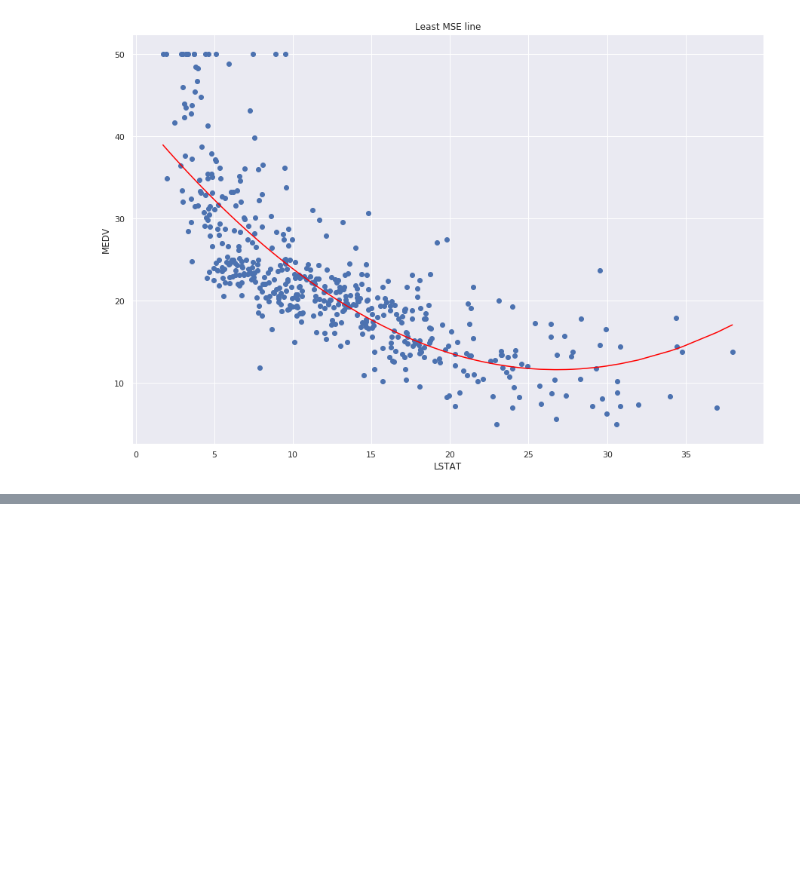
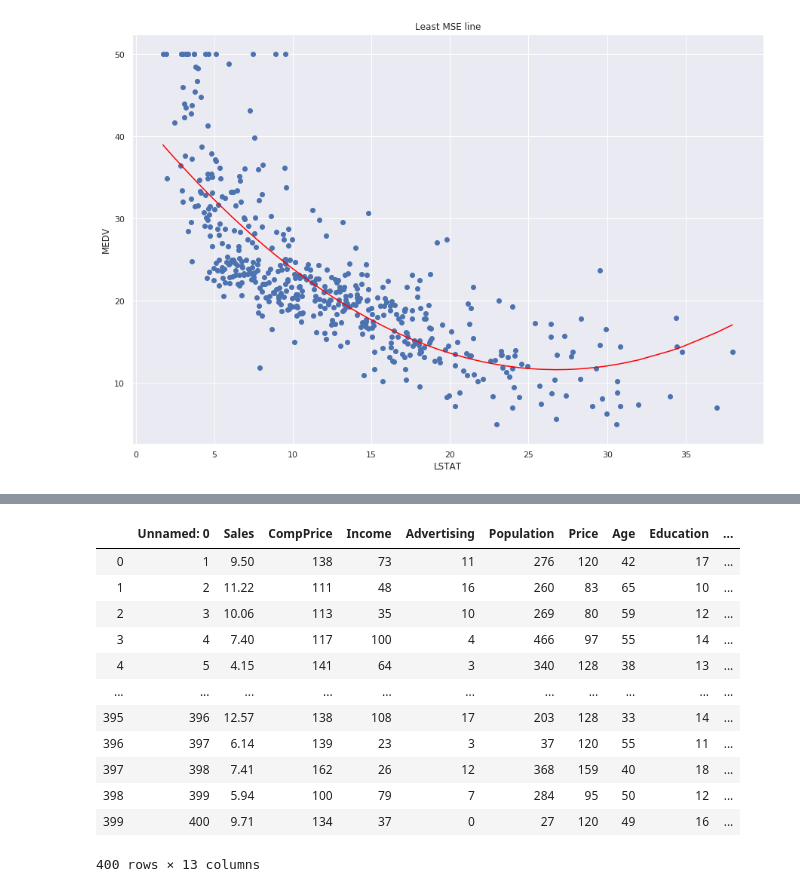
Before and after one commit to KienMN/ISLR-python, a Jupyter notebook: ch03_regression.ipynb, the cells around one changed output, grey strips where cells are left out. Saved outputs shown, nothing was run; the diff lists cells and outputs as text; code cells hidden in the pictures; blank space fills up the shorter version.

```diff
--- a/ch03_regression.ipynb
+++ b/ch03_regression.ipynb
@@ -374,0 +407,2 @@ plt.show();
+# %%
+dataset2 = pd.read_csv('data/Carseats.csv')
@@ -374,0 +418,19 @@ plt.show();
+# %%
+# Creating dummies variables
+dataset2 = pd.get_dummies(dataset2, drop_first=True)
+# %%
+dataset2
+# %% [output]
+|  | Unnamed: 0 | Sales | CompPrice | Income | Advertising | Population | Price | Age | Education | ... |
+| 0 | 1 | 9.50 | 138 | 73 | 11 | 276 | 120 | 42 | 17 | ... |
+| 1 | 2 | 11.22 | 111 | 48 | 16 | 260 | 83 | 65 | 10 | ... |
+| 2 | 3 | 10.06 | 113 | 35 | 10 | 269 | 80 | 59 | 12 | ... |
+| 3 | 4 | 7.40 | 117 | 100 | 4 | 466 | 97 | 55 | 14 | ... |
+| 4 | 5 | 4.15 | 141 | 64 | 3 | 340 | 128 | 38 | 13 | ... |
+| ... | ... | ... | ... | ... | ... | ... | ... | ... | ... | ... |
+| 395 | 396 | 12.57 | 138 | 108 | 17 | 203 | 128 | 33 | 14 | ... |
+| 396 | 397 | 6.14 | 139 | 23 | 3 | 37 | 120 | 55 | 11 | ... |
+| 397 | 398 | 7.41 | 162 | 26 | 12 | 368 | 159 | 40 | 18 | ... |
+| 398 | 399 | 5.94 | 100 | 79 | 7 | 284 | 95 | 50 | 12 | ... |
+| 399 | 400 | 9.71 | 134 | 37 | 0 | 27 | 120 | 49 | 16 | ... |
+400 rows × 13 columns
```
Also changed, not shown: parts of 12 cells of this notebook, 1 other file.
